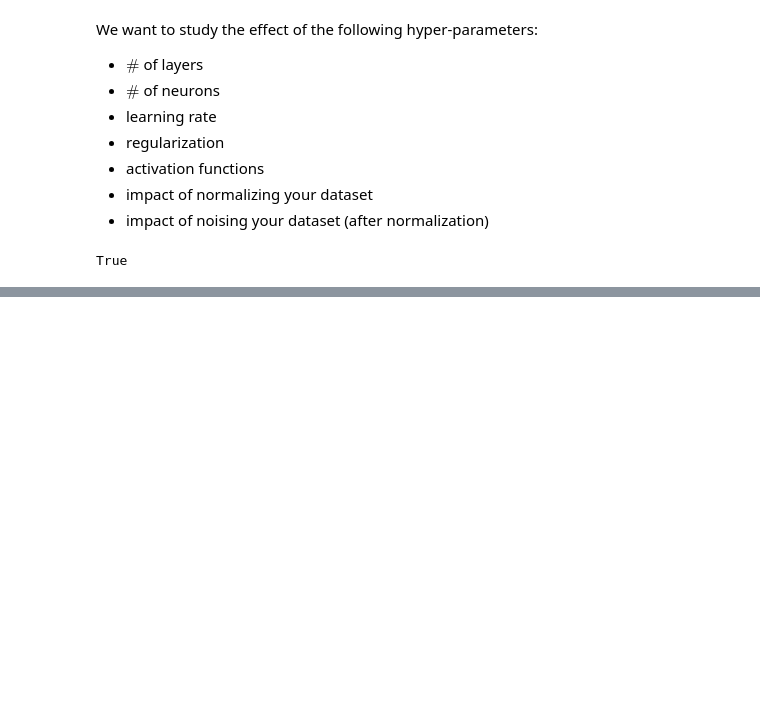
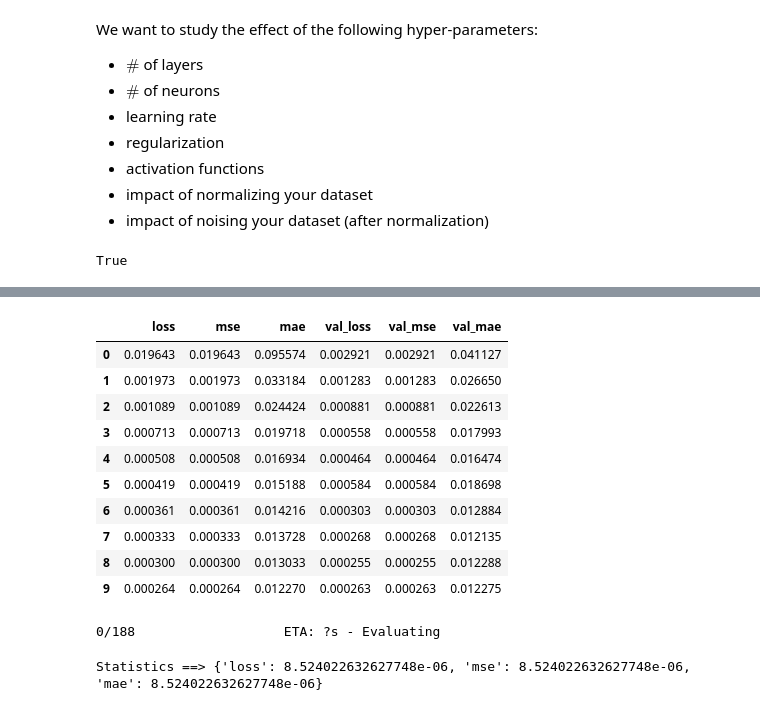
Before and after one commit to lcsrodriguez/dl-practicals, a Jupyter notebook: p2/p2.ipynb, the cells around one changed output, grey strips where cells are left out. Cells and saved outputs as stored; diff of their text form; code cells hidden in the pictures; blank space fills up the shorter version.

```diff
--- a/p2/p2.ipynb
+++ b/p2/p2.ipynb
@@ -726,0 +764,27 @@ Image("img/graph_nn_1.png")
+# %%
+history_df.head(10)
+# %% [output]
+|  | loss | mse | mae | val_loss | val_mse | val_mae |
+| 0 | 0.019643 | 0.019643 | 0.095574 | 0.002921 | 0.002921 | 0.041127 |
+| 1 | 0.001973 | 0.001973 | 0.033184 | 0.001283 | 0.001283 | 0.026650 |
+| 2 | 0.001089 | 0.001089 | 0.024424 | 0.000881 | 0.000881 | 0.022613 |
+| 3 | 0.000713 | 0.000713 | 0.019718 | 0.000558 | 0.000558 | 0.017993 |
+| 4 | 0.000508 | 0.000508 | 0.016934 | 0.000464 | 0.000464 | 0.016474 |
+| 5 | 0.000419 | 0.000419 | 0.015188 | 0.000584 | 0.000584 | 0.018698 |
+| 6 | 0.000361 | 0.000361 | 0.014216 | 0.000303 | 0.000303 | 0.012884 |
+| 7 | 0.000333 | 0.000333 | 0.013728 | 0.000268 | 0.000268 | 0.012135 |
+| 8 | 0.000300 | 0.000300 | 0.013033 | 0.000255 | 0.000255 | 0.012288 |
+| 9 | 0.000264 | 0.000264 | 0.012270 | 0.000263 | 0.000263 | 0.012275 |
+# %%
+# Evaluation on the test set with the same parameters (batch_size equal)
+scores = model.evaluate(X_test, Y_test,
+                       batch_size=10,
+                       verbose=0,
+                       callbacks=[tqdm_callback])
+
+# Printing in a more human-friendly interface the different scores
+s = {k[1]:scores[0] for k in enumerate(METRICS)}
+print(f"Statistics ==> {s}")
+# %% [output]
+0/188                   ETA: ?s - Evaluating
+Statistics ==> {'loss': 8.524022632627748e-06, 'mse': 8.524022632627748e-06, 'mae': 8.524022632627748e-06}
```
Also changed, not shown: parts of 21 cells of this notebook, 4 other files.
